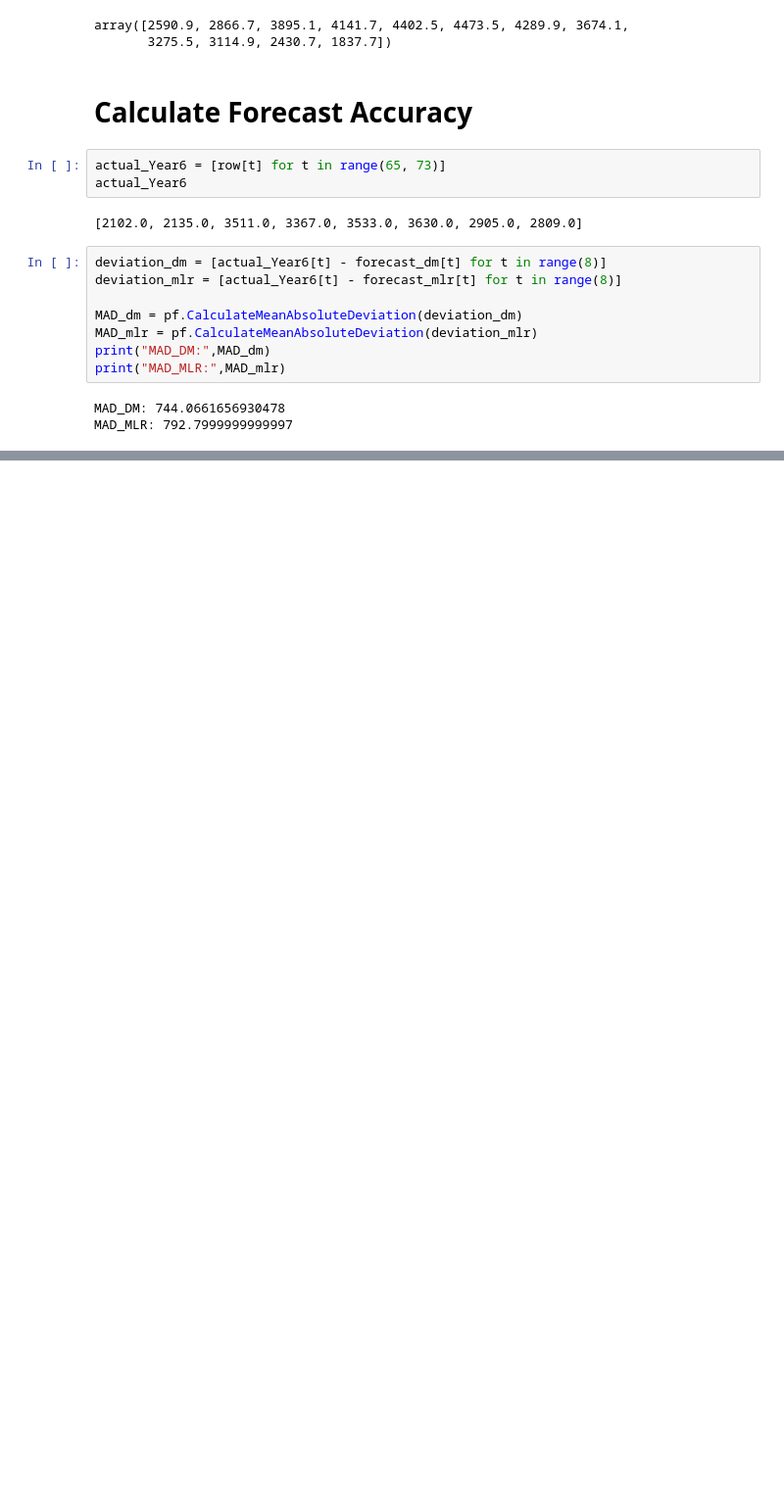
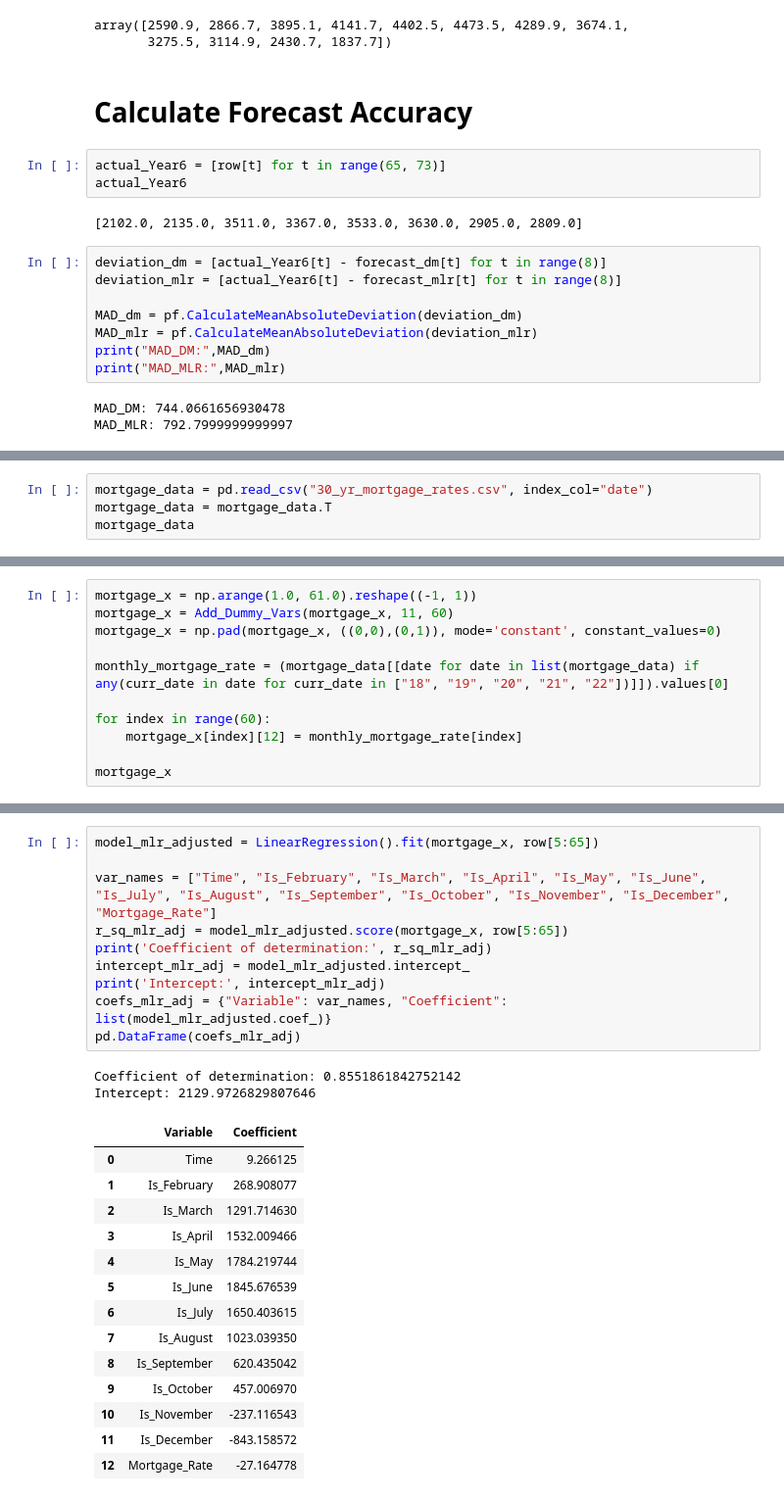
Before and after one commit to lerow12/OM-516, a Jupyter notebook: Project-2/Sample.ipynb, the cells around one changed output, grey strips where cells are left out. Shown at 98% size. Cells and saved outputs as stored; diff of their text form; blank space fills up the shorter version.

Commit message:
Predict based on mortgage rate ind. variable

```diff
--- a/Project-2/Sample.ipynb
+++ b/Project-2/Sample.ipynb
@@ -317,0 +320,4 @@ MAD_MLR: 792.7999999999997
+# %%
+mortgage_data = pd.read_csv("30_yr_mortgage_rates.csv", index_col="date")
+mortgage_data = mortgage_data.T
+mortgage_data
@@ -317,0 +328,11 @@ MAD_MLR: 792.7999999999997
+# %%
+mortgage_x = np.arange(1.0, 61.0).reshape((-1, 1))
+mortgage_x = Add_Dummy_Vars(mortgage_x, 11, 60)
+mortgage_x = np.pad(mortgage_x, ((0,0),(0,1)), mode='constant', constant_values=0)
+
+monthly_mortgage_rate = (mortgage_data[[date for date in list(mortgage_data) if any(curr_date in date for curr_date in ["18", "19", "20", "21", "22"])]]).values[0]
+
+for index in range(60):
+    mortgage_x[index][12] = monthly_mortgage_rate[index]
+
+mortgage_x
@@ -317,0 +357,27 @@ MAD_MLR: 792.7999999999997
+# %%
+model_mlr_adjusted = LinearRegression().fit(mortgage_x, row[5:65])
+
+var_names = ["Time", "Is_February", "Is_March", "Is_April", "Is_May", "Is_June", "Is_July", "Is_August", "Is_September", "Is_October", "Is_November", "Is_December", "Mortgage_Rate"]
+r_sq_mlr_adj = model_mlr_adjusted.score(mortgage_x, row[5:65])
+print('Coefficient of determination:', r_sq_mlr_adj)
+intercept_mlr_adj = model_mlr_adjusted.intercept_
+print('Intercept:', intercept_mlr_adj)
+coefs_mlr_adj = {"Variable": var_names, "Coefficient": list(model_mlr_adjusted.coef_)}
+pd.DataFrame(coefs_mlr_adj)
+# %% [output]
+Coefficient of determination: 0.8551861842752142
+Intercept: 2129.9726829807646
+|  | Variable | Coefficient |
+| 0 | Time | 9.266125 |
+| 1 | Is_February | 268.908077 |
+| 2 | Is_March | 1291.714630 |
+| 3 | Is_April | 1532.009466 |
+| 4 | Is_May | 1784.219744 |
+| 5 | Is_June | 1845.676539 |
+| 6 | Is_July | 1650.403615 |
+| 7 | Is_August | 1023.039350 |
+| 8 | Is_September | 620.435042 |
+| 9 | Is_October | 457.006970 |
+| 10 | Is_November | -237.116543 |
+| 11 | Is_December | -843.158572 |
+| 12 | Mortgage_Rate | -27.164778 |
```
Also changed, not shown: parts of 6 cells of this notebook, 1 other file.
